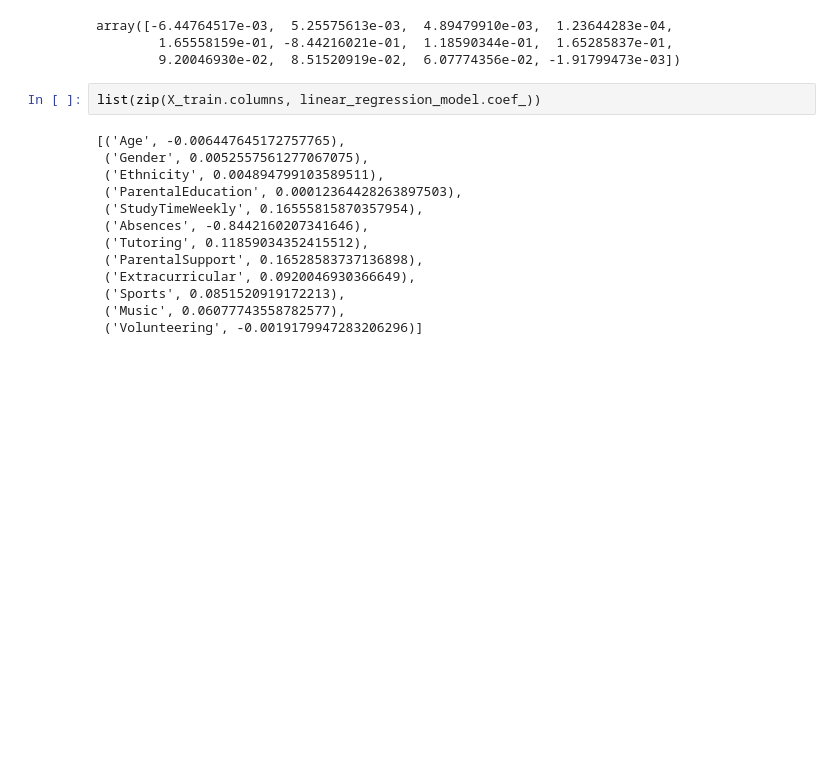
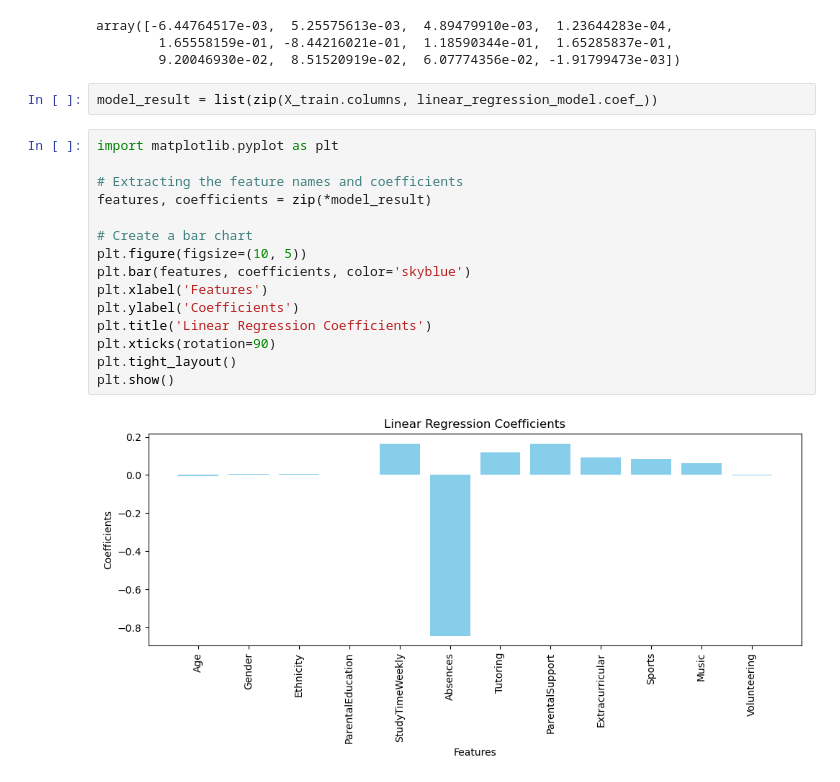
Before and after one commit to ChuckErol/student_performance_predictive_analysis, a Jupyter notebook: model.ipynb, the cells around one changed output. Cells and saved outputs as stored; diff of their text form; blank space fills up the shorter version.

Commit message:
created linear regression coefficients chart

```diff
--- a/model.ipynb
+++ b/model.ipynb
@@ -100,17 +100,21 @@ array([-6.44764517e-03,  5.25575613e-03,  4.89479910e-03,  1.23644283e-04,
         1.65558159e-01, -8.44216021e-01,  1.18590344e-01,  1.65285837e-01,
         9.20046930e-02,  8.51520919e-02,  6.07774356e-02, -1.91799473e-03])
 # %%
-list(zip(X_train.columns, linear_regression_model.coef_))
+model_result = list(zip(X_train.columns, linear_regression_model.coef_))
-# %% [output]
-[('Age', -0.006447645172757765),
- ('Gender', 0.0052557561277067075),
- ('Ethnicity', 0.004894799103589511),
- ('ParentalEducation', 0.00012364428263897503),
- ('StudyTimeWeekly', 0.16555815870357954),
- ('Absences', -0.8442160207341646),
- ('Tutoring', 0.11859034352415512),
- ('ParentalSupport', 0.16528583737136898),
- ('Extracurricular', 0.0920046930366649),
- ('Sports', 0.0851520919172213),
- ('Music', 0.06077743558782577),
- ('Volunteering', -0.0019179947283206296)]
+# %%
+import matplotlib.pyplot as plt
+
+# Extracting the feature names and coefficients
+features, coefficients = zip(*model_result)
+
+# Create a bar chart
+plt.figure(figsize=(10, 5))
+plt.bar(features, coefficients, color='skyblue')
+plt.xlabel('Features')
+plt.ylabel('Coefficients')
+plt.title('Linear Regression Coefficients')
+plt.xticks(rotation=90)
+plt.tight_layout()
+plt.show()
+# %% [output]
+[figure, added]
```
Also changed, not shown: parts of 1 cell of this notebook.
